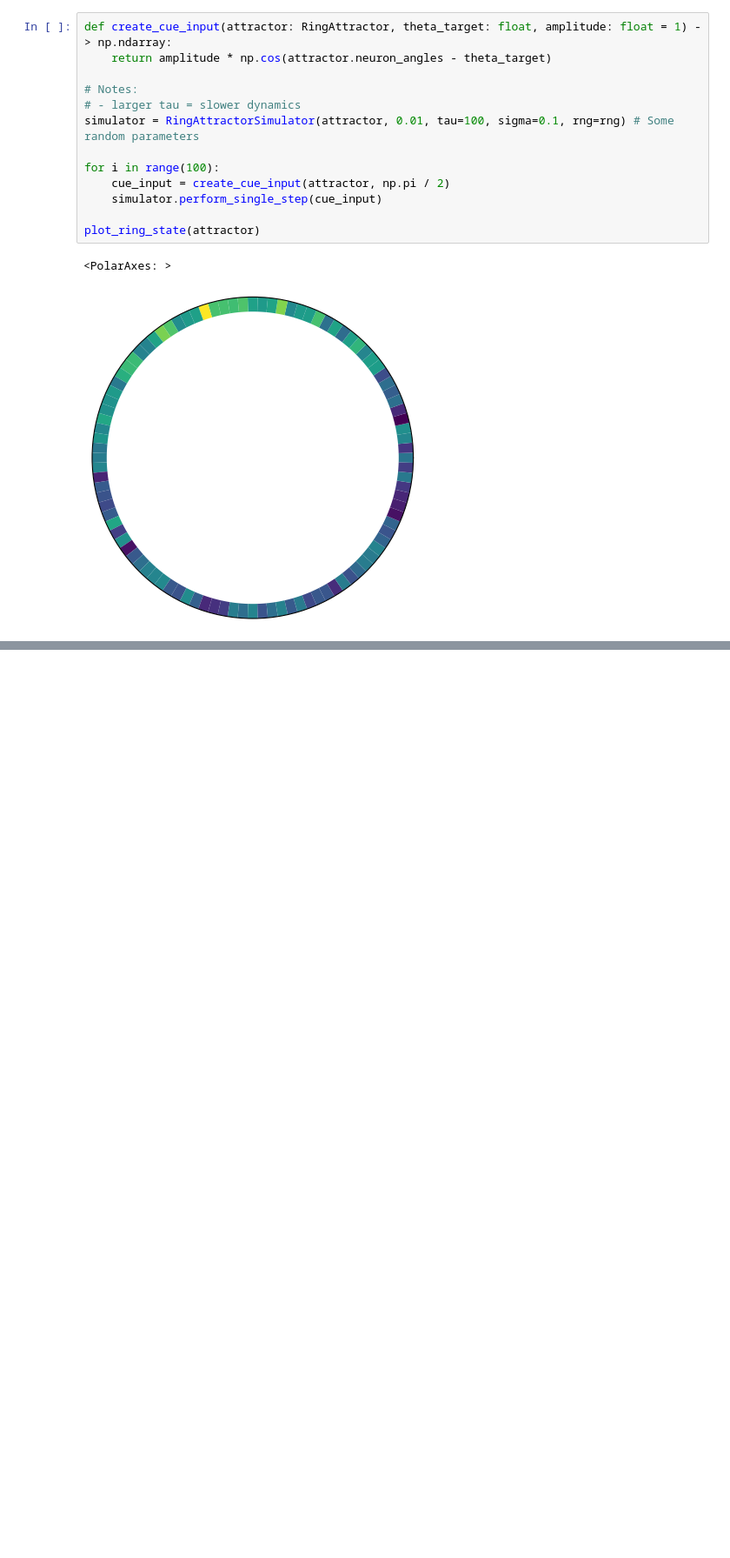
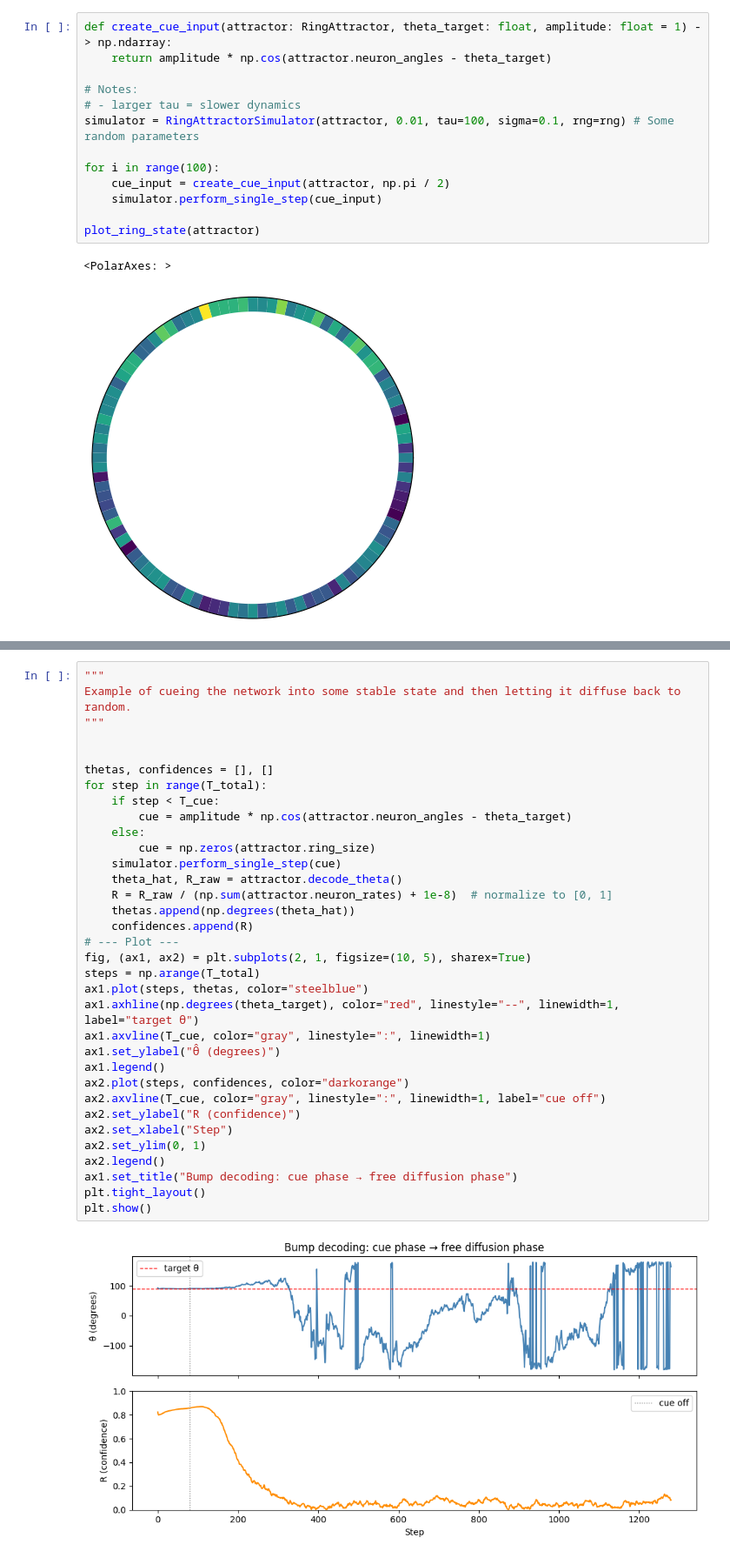
Before and after one commit to yotam180/ring-attractor-project, a Jupyter notebook: notebooks/01_rate_ring_demo.ipynb, the cells around one changed output, grey strips where cells are left out. Shown at 87% size. Saved outputs shown, nothing was run; the diff lists cells and outputs as text; blank space fills up the shorter version.

Commit message:
Finish defining attractor

```diff
--- a/notebooks/01_rate_ring_demo.ipynb
+++ b/notebooks/01_rate_ring_demo.ipynb
@@ -126,3 +104,39 @@ plt.show()
+# %%
+"""
+Example of cueing the network into some stable state and then letting it diffuse back to random.
+"""
+
+
+thetas, confidences = [], []
+for step in range(T_total):
+    if step < T_cue:
+        cue = amplitude * np.cos(attractor.neuron_angles - theta_target)
+    else:
+        cue = np.zeros(attractor.ring_size)
+    simulator.perform_single_step(cue)
+    theta_hat, R_raw = attractor.decode_theta()
+    R = R_raw / (np.sum(attractor.neuron_rates) + 1e-8)  # normalize to [0, 1]
+    thetas.append(np.degrees(theta_hat))
+    confidences.append(R)
+# --- Plot ---
+fig, (ax1, ax2) = plt.subplots(2, 1, figsize=(10, 5), sharex=True)
+steps = np.arange(T_total)
+ax1.plot(steps, thetas, color="steelblue")
+ax1.axhline(np.degrees(theta_target), color="red", linestyle="--", linewidth=1, label="target θ")
+ax1.axvline(T_cue, color="gray", linestyle=":", linewidth=1)
+ax1.set_ylabel("θ̂ (degrees)")
+ax1.legend()
+ax2.plot(steps, confidences, color="darkorange")
+ax2.axvline(T_cue, color="gray", linestyle=":", linewidth=1, label="cue off")
+ax2.set_ylabel("R (confidence)")
+ax2.set_xlabel("Step")
+ax2.set_ylim(0, 1)
+ax2.legend()
+ax1.set_title("Bump decoding: cue phase → free diffusion phase")
+plt.tight_layout()
+plt.show()
+# %% [output]
+[figure, added]
 # %%
 plot_ring_state(attractor)
 # %% [output]
```
Also changed, not shown: parts of 4 cells of this notebook, 1 other file.
